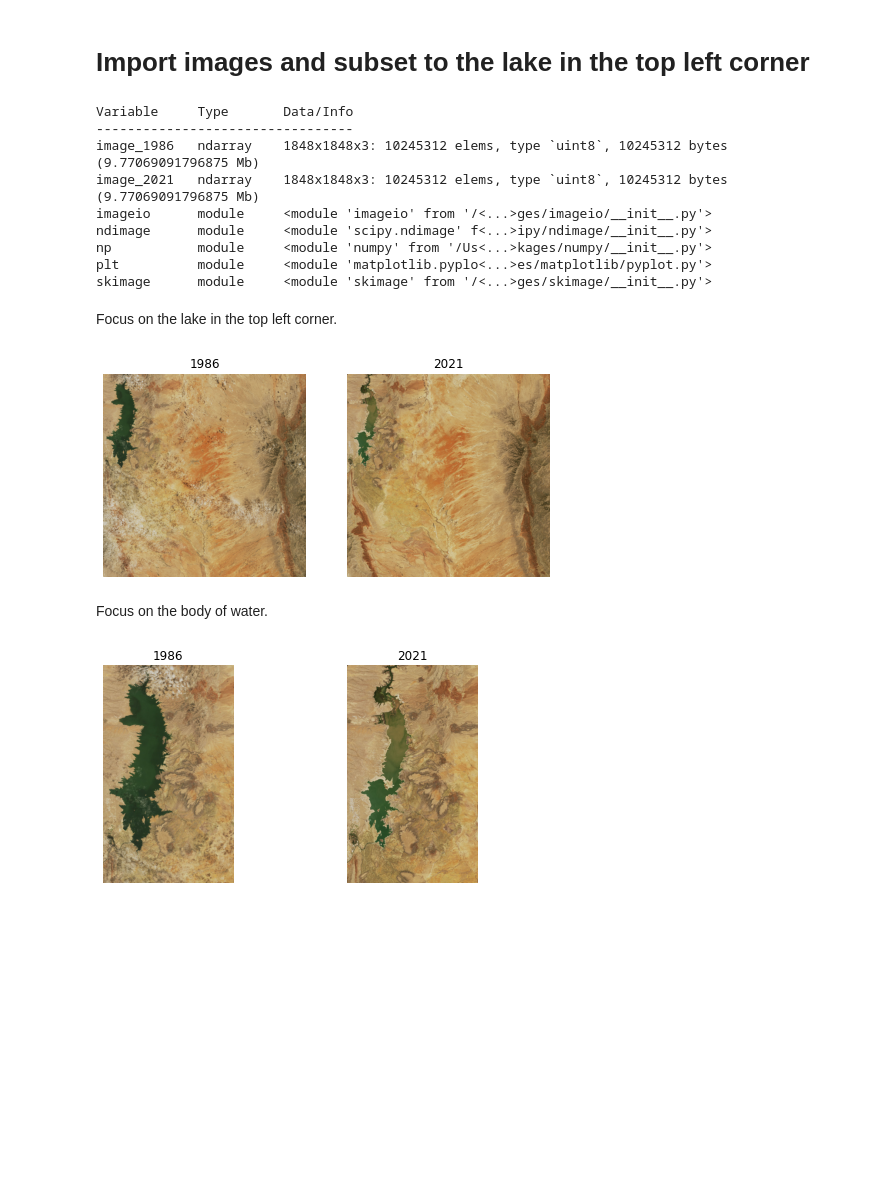
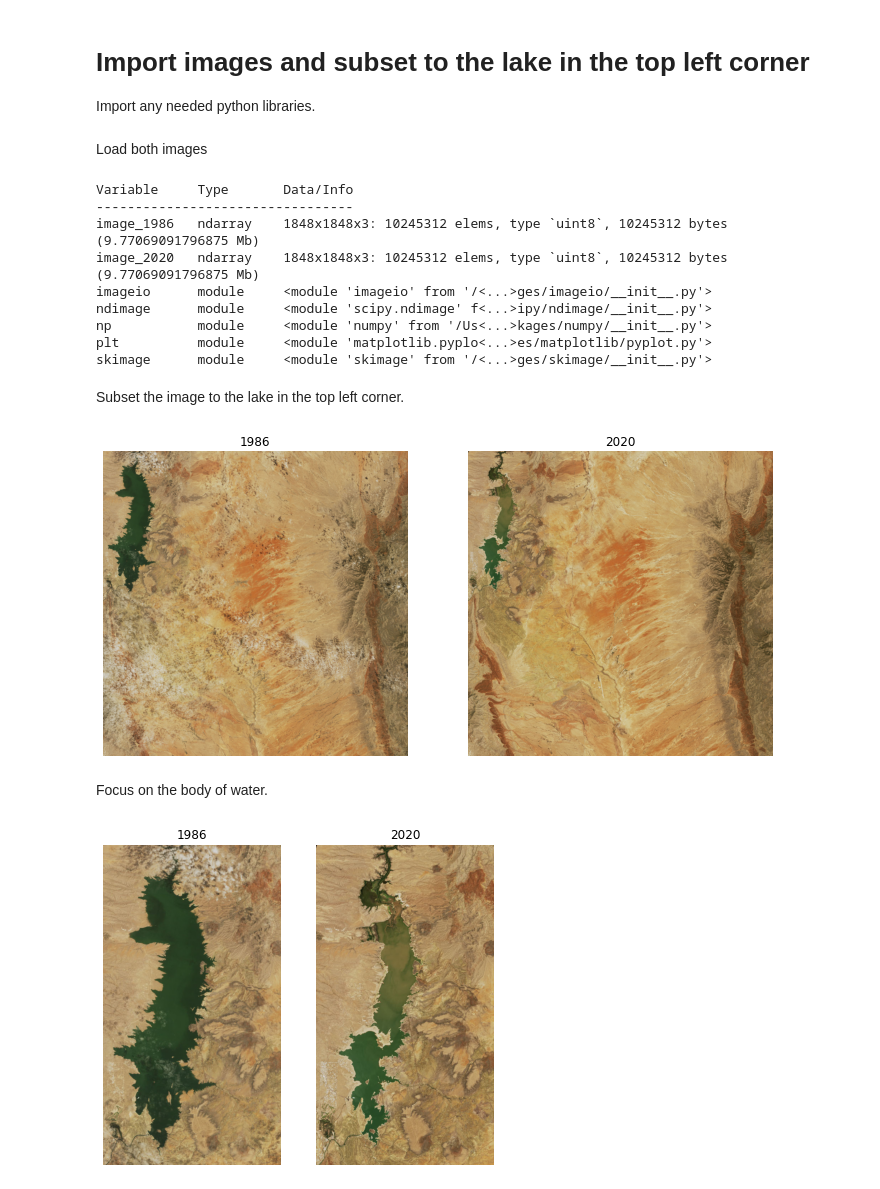
Before and after one commit to j23414/temp_swcarp_python, a Jupyter notebook: Landsat_Example.ipynb, the cells around one changed output. Saved outputs shown, nothing was run; the diff lists cells and outputs as text; code cells hidden in the pictures; blank space fills up the shorter version.

```diff
--- a/Landsat_Example.ipynb
+++ b/Landsat_Example.ipynb
@@ -20,6 +20,8 @@ wget https://eoimages.gsfc.nasa.gov/images/imagerecords/147000/147999/riogrande_
 |![](https://eoimages.gsfc.nasa.gov/images/imagerecords/147000/147999/riogrande_tm5_1986163_lrg.jpg)|![](https://eoimages.gsfc.nasa.gov/images/imagerecords/147000/147999/riogrande_oli_2020161_lrg.jpg)|
 # %% [markdown]
 # Import images and subset to the lake in the top left corner
+
+Import any needed python libraries.
 # %%
 import numpy as np
 import matplotlib.pyplot as plt
@@ -28,25 +30,27 @@ import imageio
 import skimage.color
 import skimage.transform
 import scipy.ndimage as ndimage
+# %% [markdown]
+Load both images
 # %%
 image_1986 = np.asarray(imageio.imread("riogrande_tm5_1986163_lrg.jpg"))
-image_2021 = np.asarray(imageio.imread("riogrande_oli_2020161_lrg.jpg"))
+image_2020 = np.asarray(imageio.imread("riogrande_oli_2020161_lrg.jpg"))
 
 %whos
 # %% [output]
 Variable     Type       Data/Info
 ---------------------------------
 image_1986   ndarray    1848x1848x3: 10245312 elems, type `uint8`, 10245312 bytes (9.77069091796875 Mb)
-image_2021   ndarray    1848x1848x3: 10245312 elems, type `uint8`, 10245312 bytes (9.77069091796875 Mb)
+image_2020   ndarray    1848x1848x3: 10245312 elems, type `uint8`, 10245312 bytes (9.77069091796875 Mb)
 imageio      module     <module 'imageio' from '/<...>ges/imageio/__init__.py'>
 ndimage      module     <module 'scipy.ndimage' f<...>ipy/ndimage/__init__.py'>
 np           module     <module 'numpy' from '/Us<...>kages/numpy/__init__.py'>
 plt          module     <module 'matplotlib.pyplo<...>es/matplotlib/pyplot.py'>
 skimage      module     <module 'skimage' from '/<...>ges/skimage/__init__.py'>
 # %% [markdown]
-Focus on the lake in the top left corner.
+Subset the image to the lake in the top left corner.
 # %%
-plt.figure(figsize=(8,4))
+plt.figure(figsize=(12,6))
 
 plt.subplot(1,2,1)
 plt.imshow(image_1986)
@@ -54,28 +58,28 @@ plt.axis('off')
 plt.title("1986")
 
 plt.subplot(1,2,2)
-plt.imshow(image_2021)
+plt.imshow(image_2020)
 plt.axis('off')
-plt.title("2021")
+plt.title("2020")
 
 plt.show()
 # %% [output]
-[figure, old version]
+[figure, new version]
 # %% [markdown]
 Focus on the body of water.
 # %%
-plt.figure(figsize=(8,4))
+plt.figure(figsize=(7,6))
 
 plt.subplot(1,2,1)
-plt.imshow(image_1986[1:1000,1:600])
+plt.imshow(image_1986[1:900,1:500])
 plt.axis('off')
 plt.title("1986")
 
 plt.subplot(1,2,2)
-plt.imshow(image_2021[1:1000,1:600])
+plt.imshow(image_2020[1:900,1:500])
 plt.axis('off')
-plt.title("2021")
+plt.title("2020")
 
 plt.show()
 # %% [output]
-[figure, old version]
+[figure, new version]
```
Also changed, not shown: parts of 4 cells of this notebook, 7 other files.
